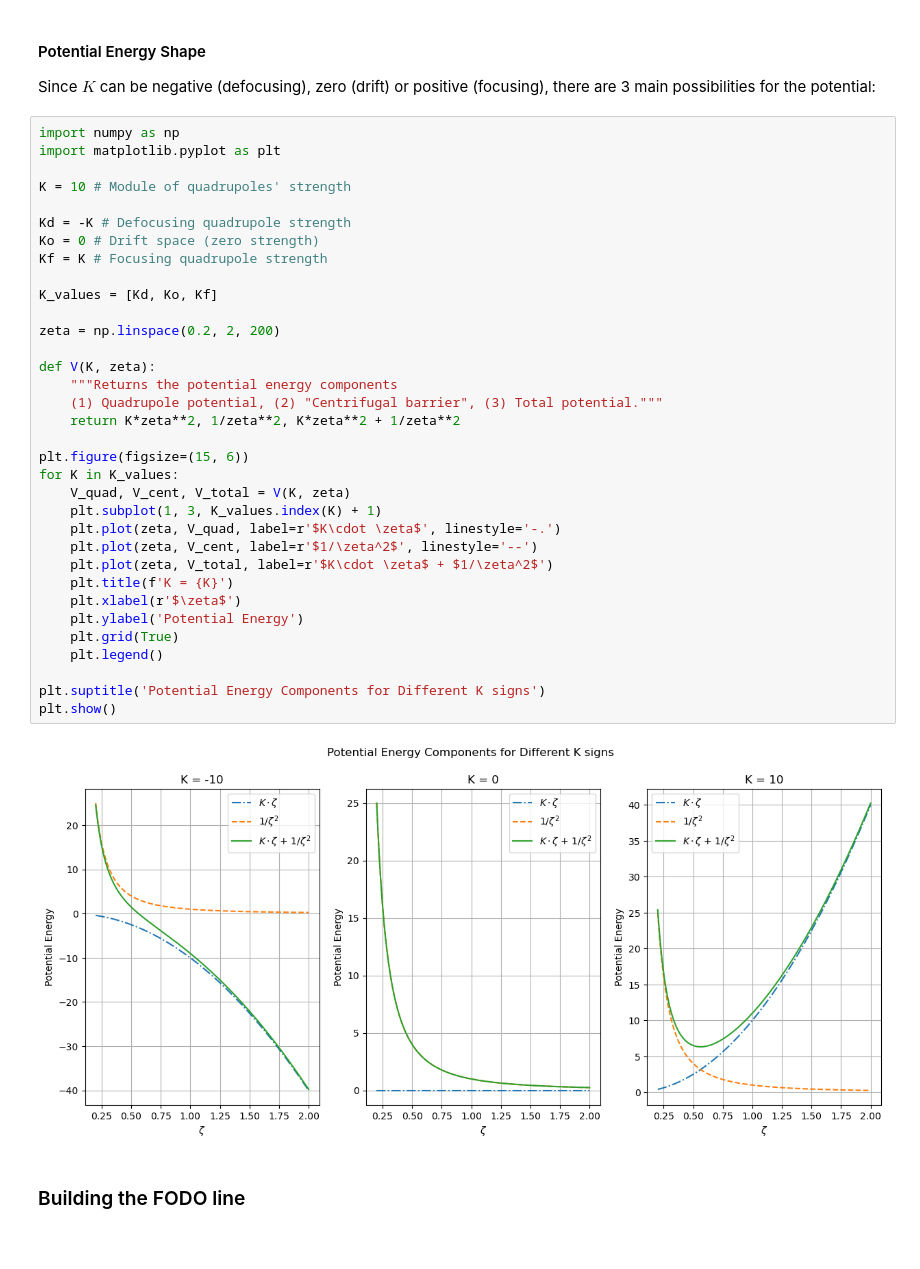
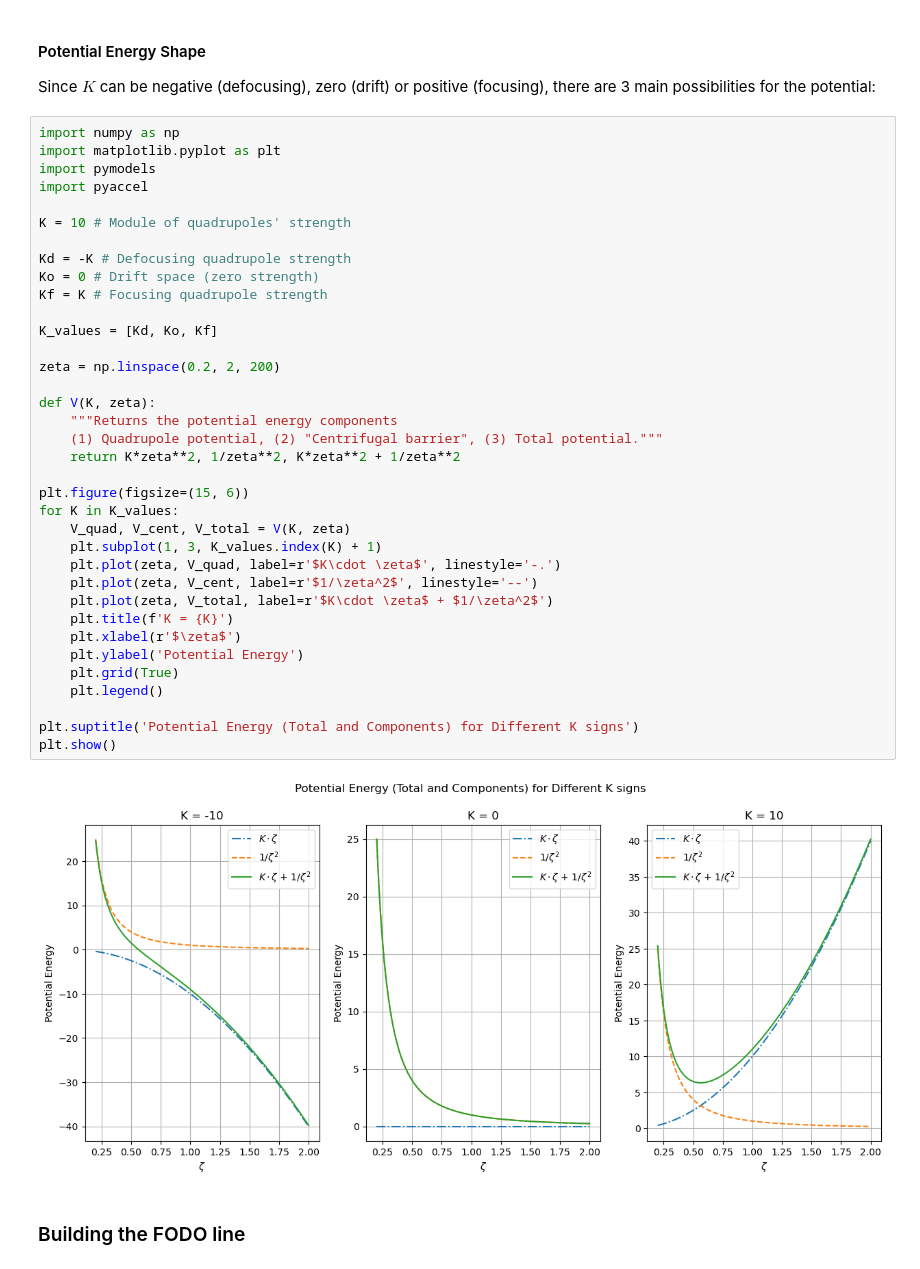
Before and after one commit to HenriqueWS11/fac-henrique, a Jupyter notebook: coding/initial_explorations/betatron_stability_fodo.ipynb, the cells around one changed output. Saved outputs shown, nothing was run; the diff lists cells and outputs as text.

```diff
--- a/coding/initial_explorations/betatron_stability_fodo.ipynb
+++ b/coding/initial_explorations/betatron_stability_fodo.ipynb
@@ -30,38 +30,40 @@ Since $K$ can be negative (defocusing), zero (drift) or positive (focusing), the
 # %%
 import numpy as np
 import matplotlib.pyplot as plt
+import pymodels
+import pyaccel
 
 K = 10 # Module of quadrupoles' strength
 
 Kd = -K # Defocusing quadrupole strength
 Ko = 0 # Drift space (zero strength)
 Kf = K # Focusing quadrupole strength
 
 K_values = [Kd, Ko, Kf]
 
 zeta = np.linspace(0.2, 2, 200)
 
 def V(K, zeta):
     """Returns the potential energy components
     (1) Quadrupole potential, (2) "Centrifugal barrier", (3) Total potential."""
     return K*zeta**2, 1/zeta**2, K*zeta**2 + 1/zeta**2
 
 plt.figure(figsize=(15, 6))
 for K in K_values:
     V_quad, V_cent, V_total = V(K, zeta)
     plt.subplot(1, 3, K_values.index(K) + 1)
     plt.plot(zeta, V_quad, label=r'$K\cdot \zeta$', linestyle='-.')
     plt.plot(zeta, V_cent, label=r'$1/\zeta^2$', linestyle='--')
     plt.plot(zeta, V_total, label=r'$K\cdot \zeta$ + $1/\zeta^2$')
     plt.title(f'K = {K}')
     plt.xlabel(r'$\zeta$')
     plt.ylabel('Potential Energy')
     plt.grid(True)
     plt.legend()
 
-plt.suptitle('Potential Energy Components for Different K signs')
+plt.suptitle('Potential Energy (Total and Components) for Different K signs')
 plt.show()
 # %% [output]
-[figure, old version]
+[figure, new version]
 # %% [markdown]
 ### Building the FODO line
```
Also changed, not shown: parts of 15 cells of this notebook.
